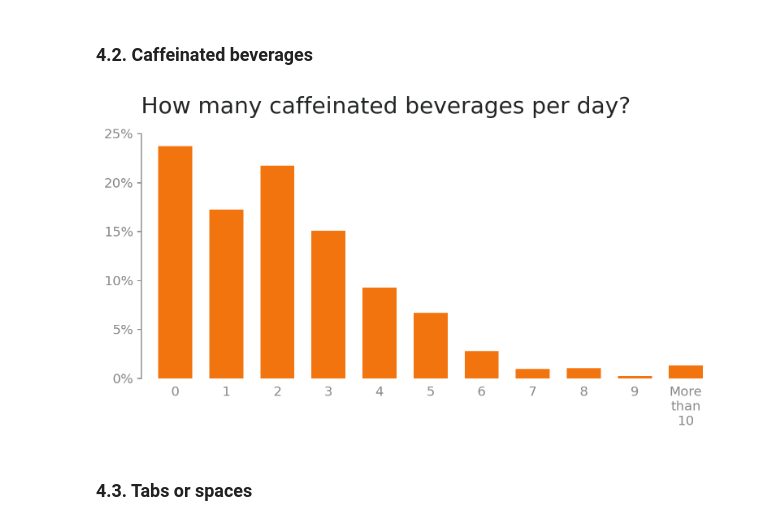
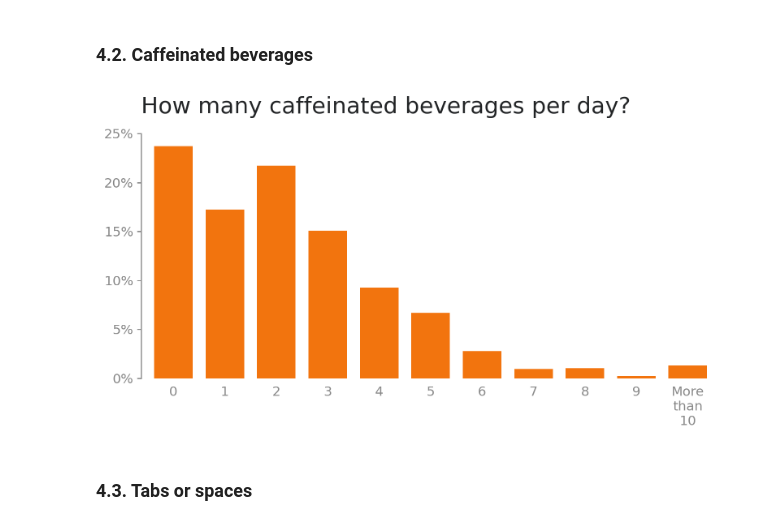
Before and after one commit to gabrieltempass/stack-overflow-survey, a Jupyter notebook: stack_overflow_survey.ipynb, the cells around one changed output. Saved outputs shown, nothing was run; the diff lists cells and outputs as text; code cells hidden in the pictures.

```diff
--- a/stack_overflow_survey.ipynb
+++ b/stack_overflow_survey.ipynb
@@ -373,17 +374,15 @@ def annotate_plot(text, xy, xytext, **kwargs):
     return
 # %%
 def style_vertical():
-    """
-    """
-    plt.gca().spines['bottom'].set_visible(False)
+    """Apply a minimalist style to a vertical bar chart plot"""
     plt.gca().yaxis.set_major_formatter(StrMethodFormatter('{x:,.0%}'))
     plt.gca().tick_params(bottom=False, width=1)
+    plt.gca().spines['bottom'].set_visible(False)
     return
 # %%
 def style_horizontal():
-    """
-    """
-    plt.gca().spines['left'].set_visible(False)
+    """Apply a minimalist style to a horizontal bar chart plot"""
     plt.gca().xaxis.set_major_formatter(StrMethodFormatter('{x:,.0%}'))
     plt.gca().tick_params(left=False, width=1)
+    plt.gca().spines['left'].set_visible(False)
     return
@@ -390,23 +428,29 @@ def style_horizontal():
 # %%
 def plot_bar(x, y, title, horizontal=False, xlim=(0, 1), ylim=(0, 1),
-             **kwargs):
+             space=1/2, **kwargs):
     """
+    Plot a bar chart with a minimalist style.
 
     Parameters:
-        x ():
-        y ():
-        t (string): The title of the chart.
+        x (list of strings): A list with the name of the labels of the
+            classes.
+        y (list of floats): A list with the y values of each class.
+        title (string): The title of the chart.
+        horizontal (bool): The orientation of the chart. The default is False,
+            which is vertical.
+        xlim (tuple of floats): A tuple with the left and right limits for
+            the x axis. The default is (0, 1), useful for percentages.
+        ylim (tuple of floats): A tuple with the bottom and top limits for
+            the y axis. The default is (0, 1), useful for percentages.
+        space (float): The space between bars, in terms of the size (width or
+            height) of them.
         **kwargs: Accepts any keyword argument from the figure function.
 
     Return:
-        fig ():
+        fig (figure): A figure with the final plot stored.
     """
     fig = plt.figure(**kwargs)
-    coords, size = calc_bar_positions(x)
-
-    plt.title(title, color='#222426')
-    plt.xlim(xlim)
-    plt.ylim(ylim)
+    coords, size = calc_bar_positions(x, space)
 
     if horizontal:
         plt.barh(coords[::-1], y, height=size)
@@ -417,6 +461,10 @@ def plot_bar(x, y, title, horizontal=False, xlim=(0, 1), ylim=(0, 1),
         plt.xticks(coords, x)
         style_vertical()
 
+    # Styling and showing the chart
+    plt.title(title)
+    plt.xlim(xlim)
+    plt.ylim(ylim)
     plt.tight_layout(h_pad=4, w_pad=4)
     plt.show()
 
@@ -531,9 +604,10 @@ fig1 = plot_line(q1_x,
 # %%
 fig2 = plot_bar(q2_x,
                 q2_y_per,
                 t2,
-                ylim=(0, 0.25))
+                ylim=(0, 0.25),
+                space=1/3)
 # %% [output]
-[figure, old version]
+[figure, new version]
 # %% [markdown]
 ### 4.3. Tabs or spaces
```
Also changed, not shown: parts of 10 cells of this notebook.
